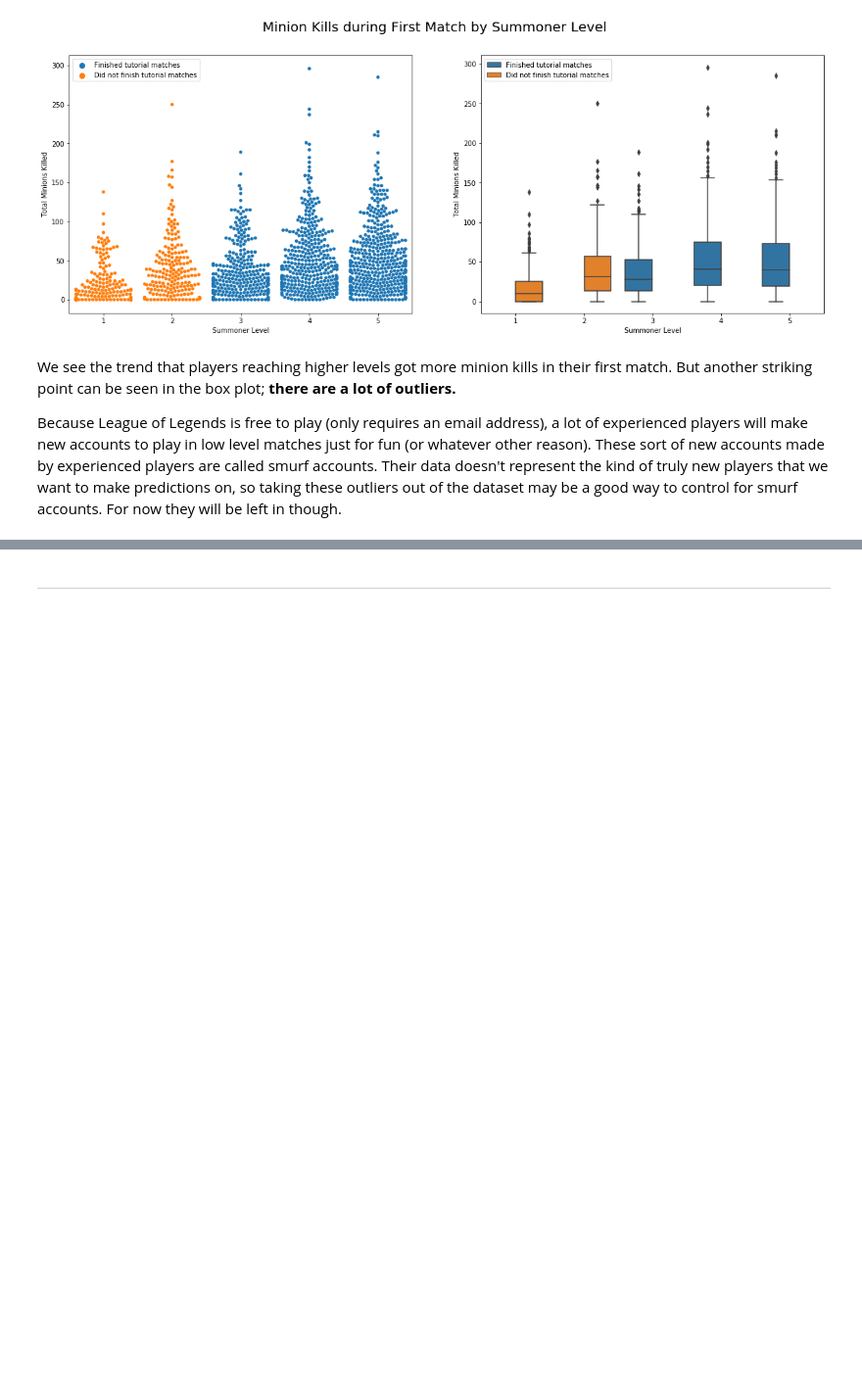
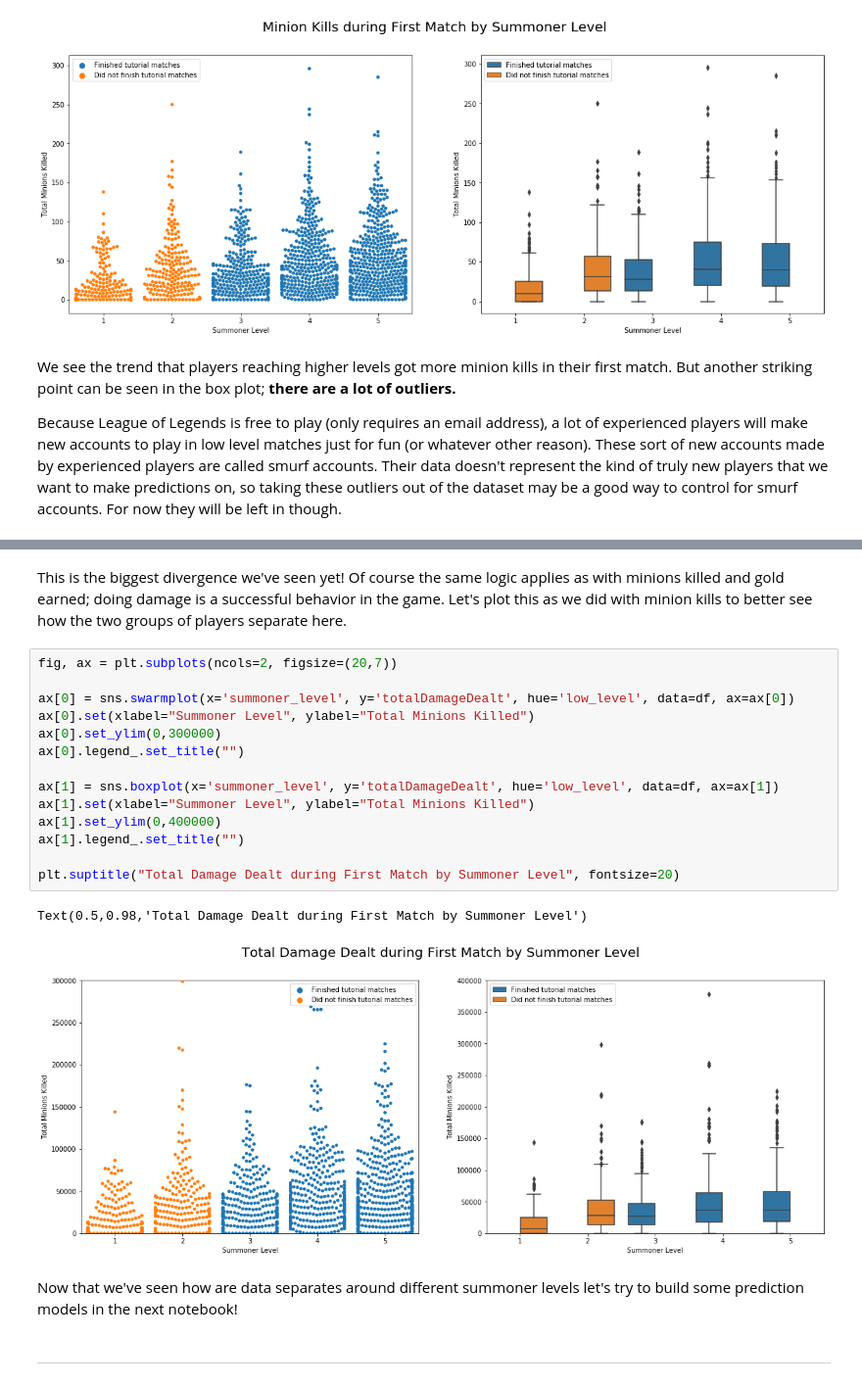
Before and after one commit to dskarbrevik/League-of-Legends-Churn-Prediction, a Jupyter notebook: LoL Churn Predictor [Part 2 - Data Cleaning and EDA].ipynb, the cells around one changed output, grey strips where cells are left out. Shown at 98% size. Drawn from its saved outputs; the diff is of its cells as text; blank space fills up the shorter version.

```diff
--- a/LoL Churn Predictor [Part 2 - Data Cleaning and EDA].ipynb
+++ b/LoL Churn Predictor [Part 2 - Data Cleaning and EDA].ipynb
@@ -608,3 +628,24 @@ Because League of Legends is free to play (only requires an email address), a lo
+# %% [markdown]
+This is the biggest divergence we've seen yet! Of course the same logic applies as with minions killed and gold earned; doing damage is a successful behavior in the game. Let's plot this as we did with minion kills to better see how the two groups of players separate here.
+# %%
+fig, ax = plt.subplots(ncols=2, figsize=(20,7))
+
+ax[0] = sns.swarmplot(x='summoner_level', y='totalDamageDealt', hue='low_level', data=df, ax=ax[0])
+ax[0].set(xlabel="Summoner Level", ylabel="Total Minions Killed")
+ax[0].set_ylim(0,300000)
+ax[0].legend_.set_title("")
+
+ax[1] = sns.boxplot(x='summoner_level', y='totalDamageDealt', hue='low_level', data=df, ax=ax[1])
+ax[1].set(xlabel="Summoner Level", ylabel="Total Minions Killed")
+ax[1].set_ylim(0,400000)
+ax[1].legend_.set_title("")
+
+plt.suptitle("Total Damage Dealt during First Match by Summoner Level", fontsize=20)
+# %% [output]
+Text(0.5,0.98,'Total Damage Dealt during First Match by Summoner Level')
+[figure, added]
+# %% [markdown]
+Now that we've seen how are data separates around different summoner levels let's try to build some prediction models in the next notebook!
 # %% [markdown]
 ***
 # %% [markdown]
```
Also changed, not shown: parts of 4 cells of this notebook, 4 other files.
